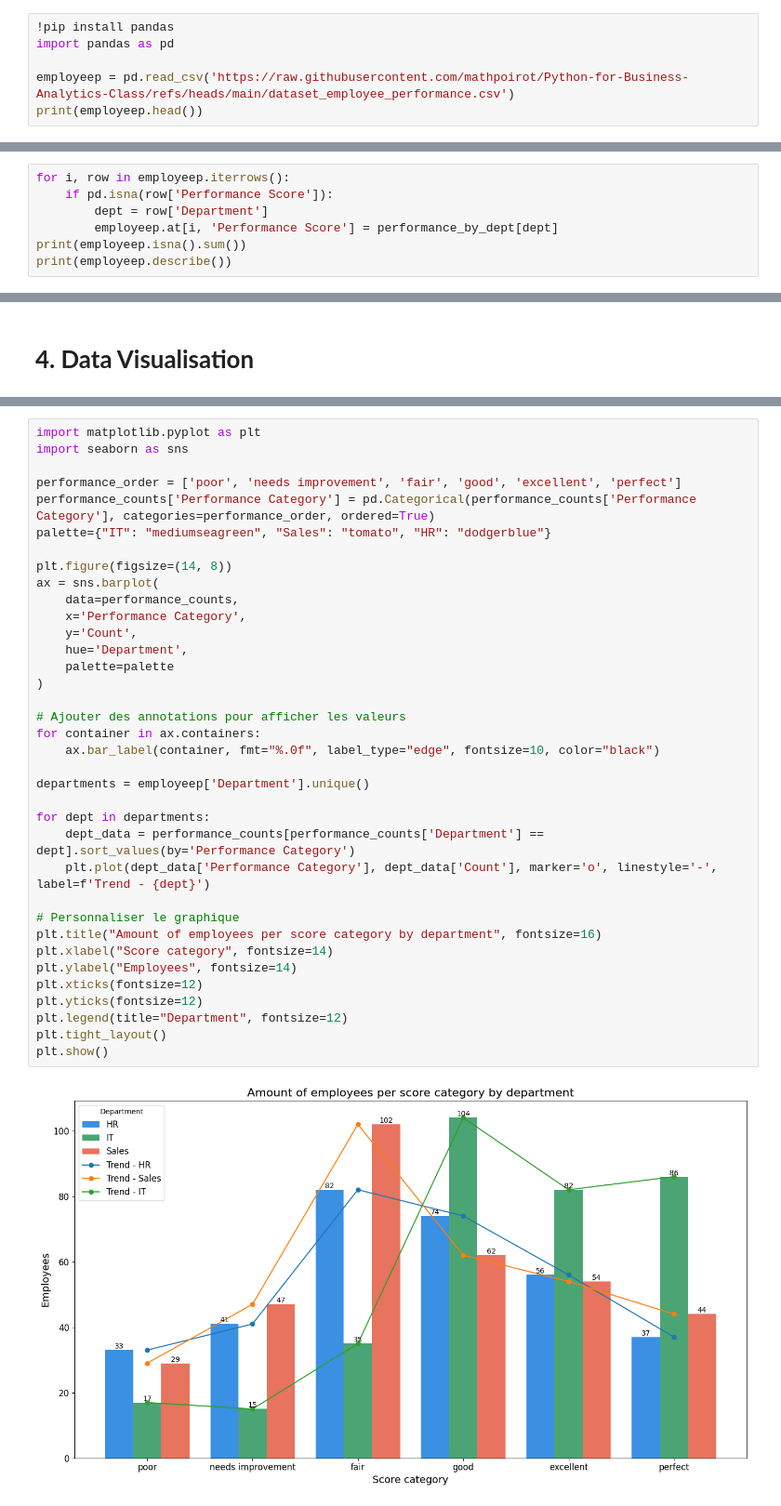
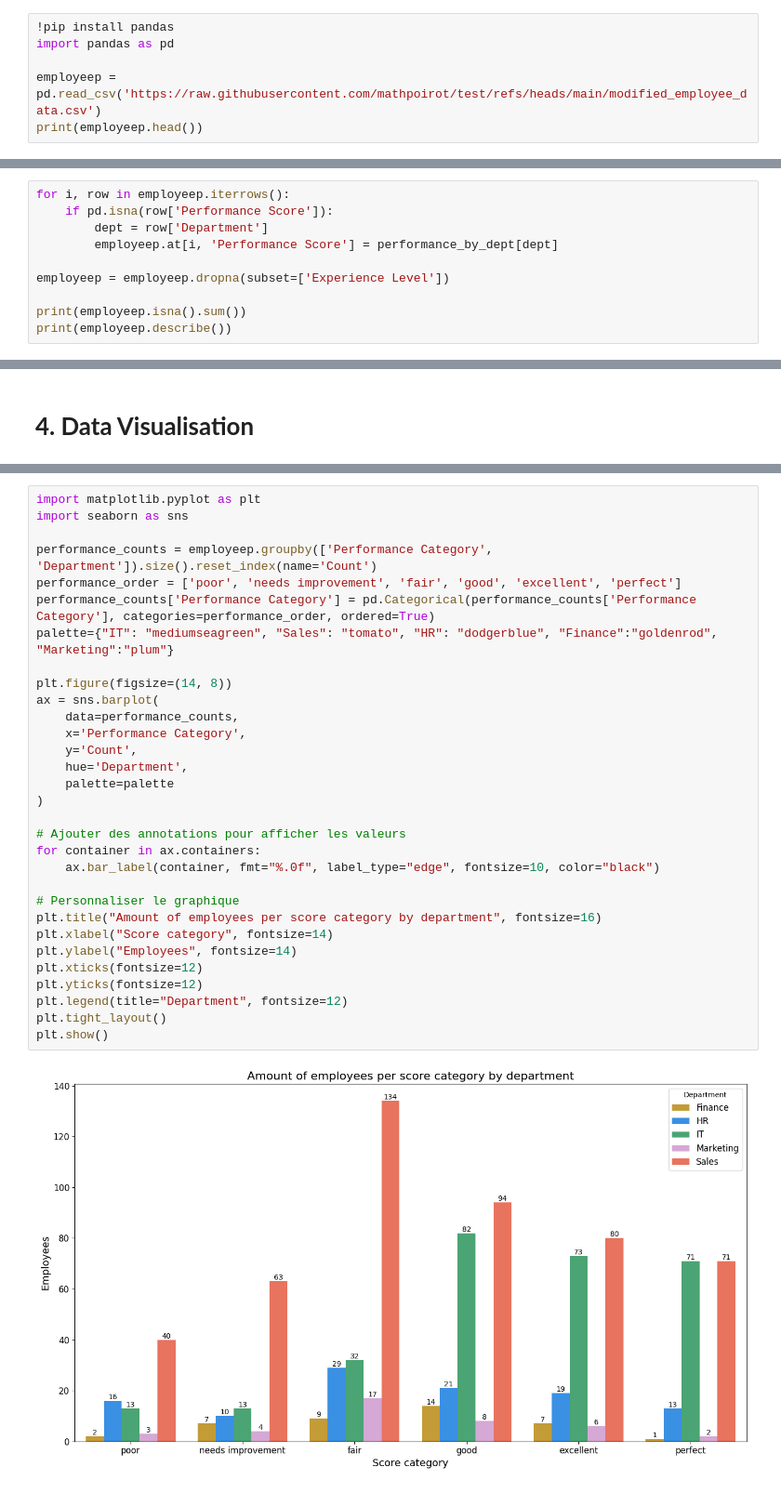
Before and after one commit to mathpoirot/Python-for-Business-Analytics-Class, a Jupyter notebook: POIROT_Mathilde_Python_PROJECT.ipynb, the cells around one changed output, grey strips where cells are left out. Shown at 93% size. Drawn from its saved outputs; the diff is of its cells as text.

```diff
--- a/POIROT_Mathilde_Python_PROJECT.ipynb
+++ b/POIROT_Mathilde_Python_PROJECT.ipynb
@@ -9,7 +9,7 @@ I used Kaggle to find my dataset. I chose an employee performance dataset as I f
 !pip install pandas
 import pandas as pd
 
-employeep = pd.read_csv('https://raw.githubusercontent.com/mathpoirot/Python-for-Business-Analytics-Class/refs/heads/main/dataset_employee_performance.csv')
+employeep = pd.read_csv('https://raw.githubusercontent.com/mathpoirot/test/refs/heads/main/modified_employee_data.csv')
 print(employeep.head())
 # %% [output]
 Requirement already satisfied: pandas in /usr/local/lib/python3.11/dist-packages (2.2.2)
@@ -233,6 +236,9 @@ for i, row in employeep.iterrows():
     if pd.isna(row['Performance Score']):
         dept = row['Department']
         employeep.at[i, 'Performance Score'] = performance_by_dept[dept]
+
+employeep = employeep.dropna(subset=['Experience Level'])
+
 print(employeep.isna().sum())
 print(employeep.describe())
 # %% [output]
@@ -417,38 +451,33 @@ The correlation is near 0. Thus, it is very low and it means that **Performance
 # %%
 import matplotlib.pyplot as plt
 import seaborn as sns
 
+performance_counts = employeep.groupby(['Performance Category', 'Department']).size().reset_index(name='Count')
 performance_order = ['poor', 'needs improvement', 'fair', 'good', 'excellent', 'perfect']
 performance_counts['Performance Category'] = pd.Categorical(performance_counts['Performance Category'], categories=performance_order, ordered=True)
-palette={"IT": "mediumseagreen", "Sales": "tomato", "HR": "dodgerblue"}
+palette={"IT": "mediumseagreen", "Sales": "tomato", "HR": "dodgerblue", "Finance":"goldenrod", "Marketing":"plum"}
 
 plt.figure(figsize=(14, 8))
 ax = sns.barplot(
     data=performance_counts,
     x='Performance Category',
     y='Count',
     hue='Department',
     palette=palette
 )
 
 # Ajouter des annotations pour afficher les valeurs
 for container in ax.containers:
     ax.bar_label(container, fmt="%.0f", label_type="edge", fontsize=10, color="black")
 
-departments = employeep['Department'].unique()
-
-for dept in departments:
-    dept_data = performance_counts[performance_counts['Department'] == dept].sort_values(by='Performance Category')
-    plt.plot(dept_data['Performance Category'], dept_data['Count'], marker='o', linestyle='-', label=f'Trend - {dept}')
-
 # Personnaliser le graphique
 plt.title("Amount of employees per score category by department", fontsize=16)
 plt.xlabel("Score category", fontsize=14)
 plt.ylabel("Employees", fontsize=14)
 plt.xticks(fontsize=12)
 plt.yticks(fontsize=12)
 plt.legend(title="Department", fontsize=12)
 plt.tight_layout()
 plt.show()
 # %% [output]
-[figure, old version]
+[figure, new version]
```
Also changed, not shown: parts of 20 cells of this notebook.
